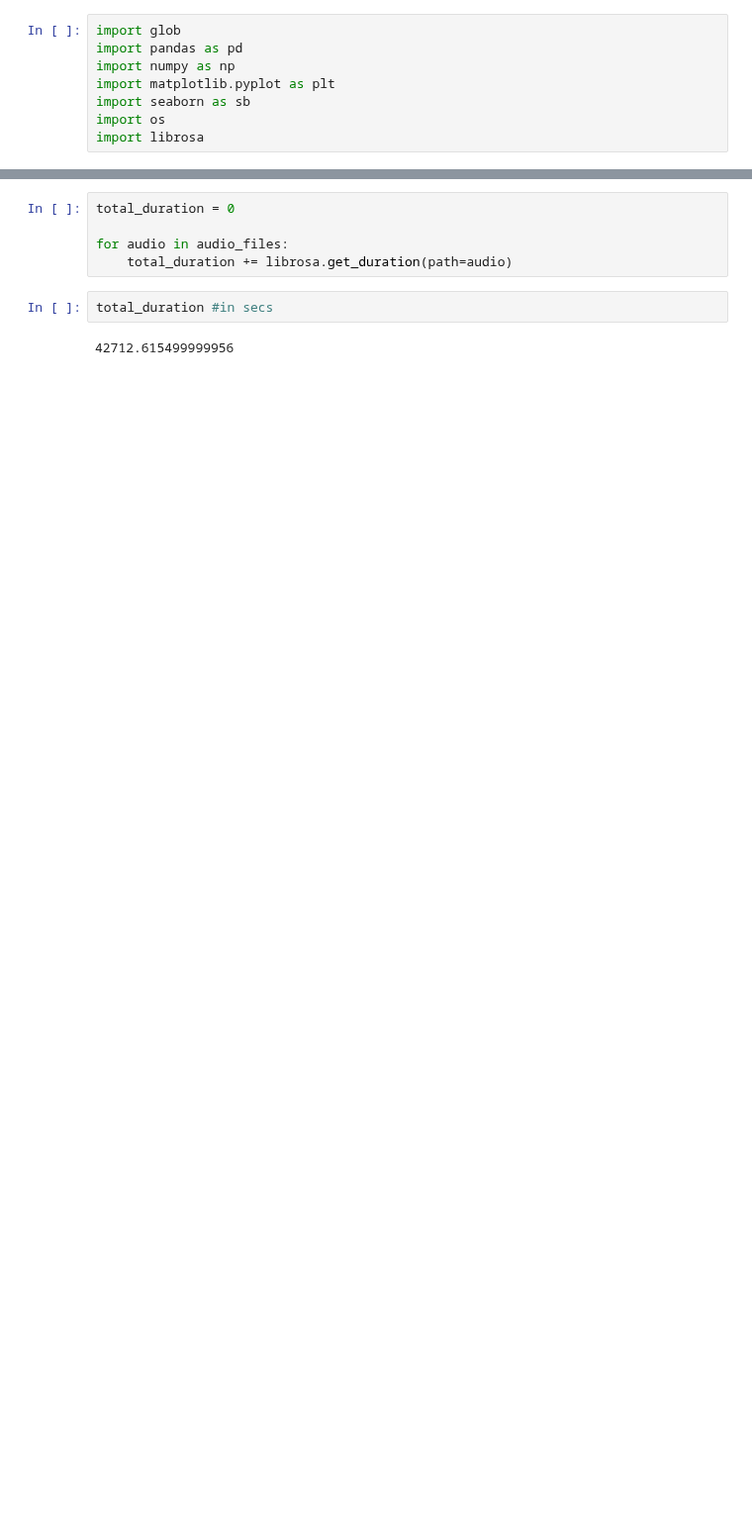
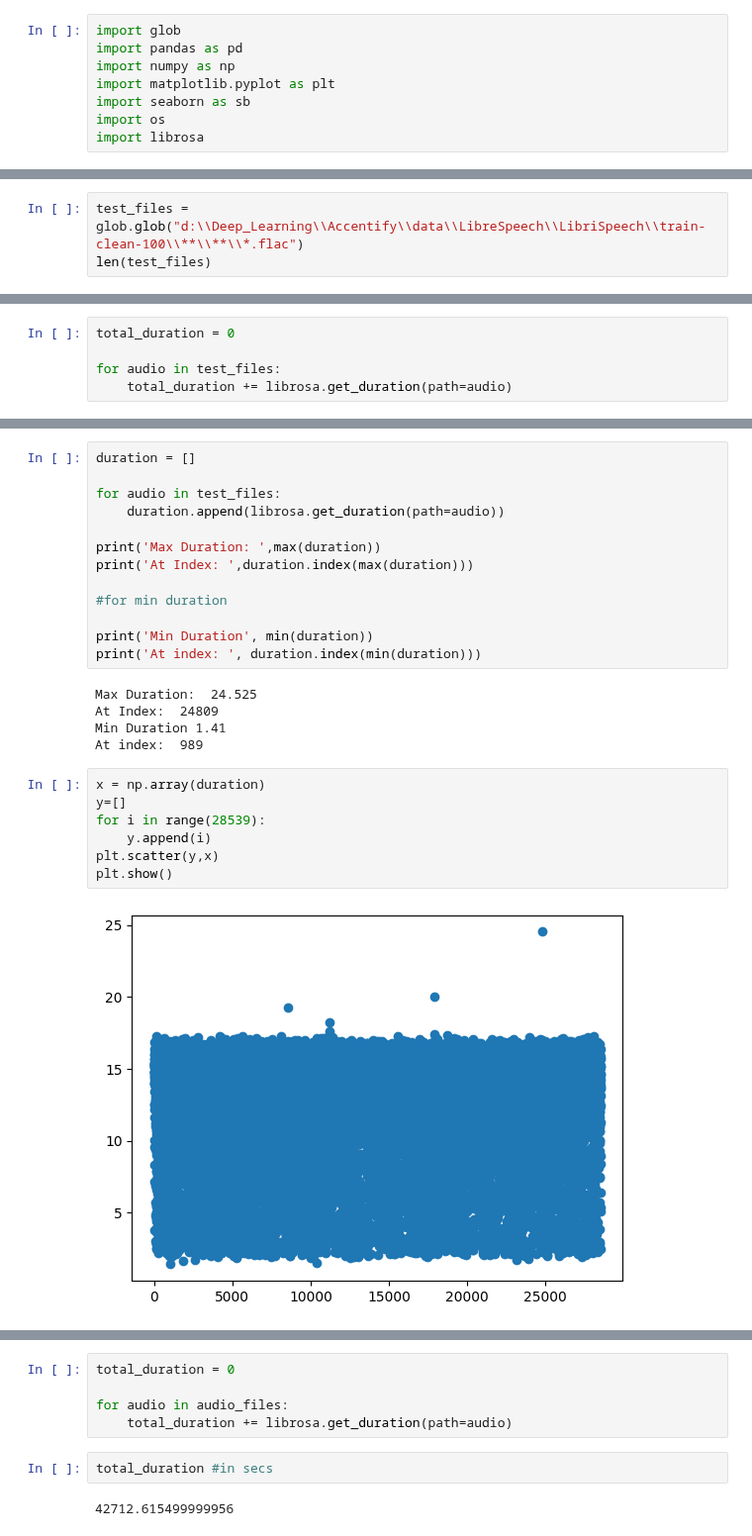
Before and after one commit to SinghSahitya/accentify, a Jupyter notebook: data_analysis.ipynb, the cells around one changed output, grey strips where cells are left out. Shown at 99% size. Cells and saved outputs as stored; diff of their text form; blank space fills up the shorter version.

Commit message:
data preparation

```diff
--- a/data_analysis.ipynb
+++ b/data_analysis.ipynb
@@ -8,0 +11,3 @@ import librosa
+# %%
+test_files = glob.glob("d:\\Deep_Learning\\Accentify\\data\\LibreSpeech\\LibriSpeech\\train-clean-100\\**\\**\\*.flac")
+len(test_files)
@@ -8,0 +16,5 @@ import librosa
+# %%
+total_duration = 0
+
+for audio in test_files:
+    total_duration += librosa.get_duration(path=audio)
@@ -8,0 +34,27 @@ import librosa
+# %%
+duration = []
+
+for audio in test_files:
+    duration.append(librosa.get_duration(path=audio))
+
+print('Max Duration: ',max(duration))
+print('At Index: ',duration.index(max(duration)))
+
+#for min duration
+
+print('Min Duration', min(duration))
+print('At index: ', duration.index(min(duration)))
+# %% [output]
+Max Duration:  24.525
+At Index:  24809
+Min Duration 1.41
+At index:  989
+# %%
+x = np.array(duration)
+y=[]
+for i in range(28539):
+    y.append(i)
+plt.scatter(y,x)
+plt.show()
+# %% [output]
+[figure, added]
```
Also changed, not shown: parts of 26 cells of this notebook, 1 other file.
